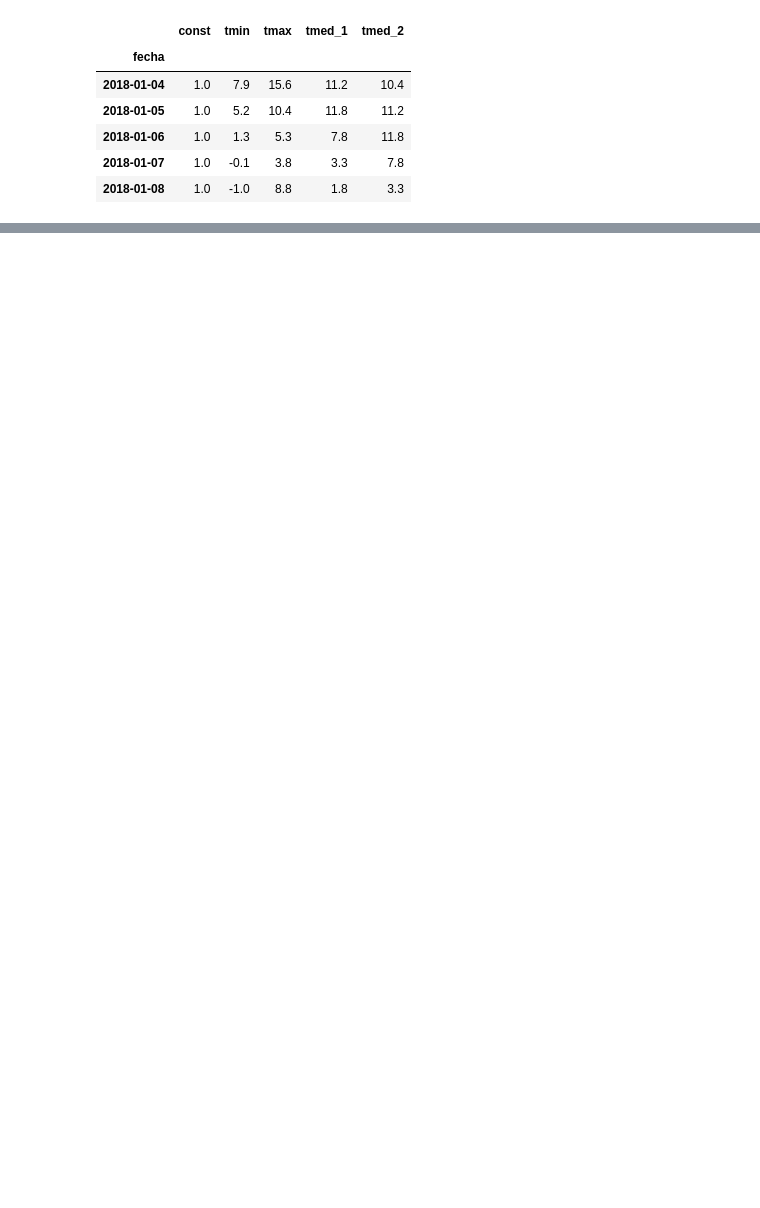
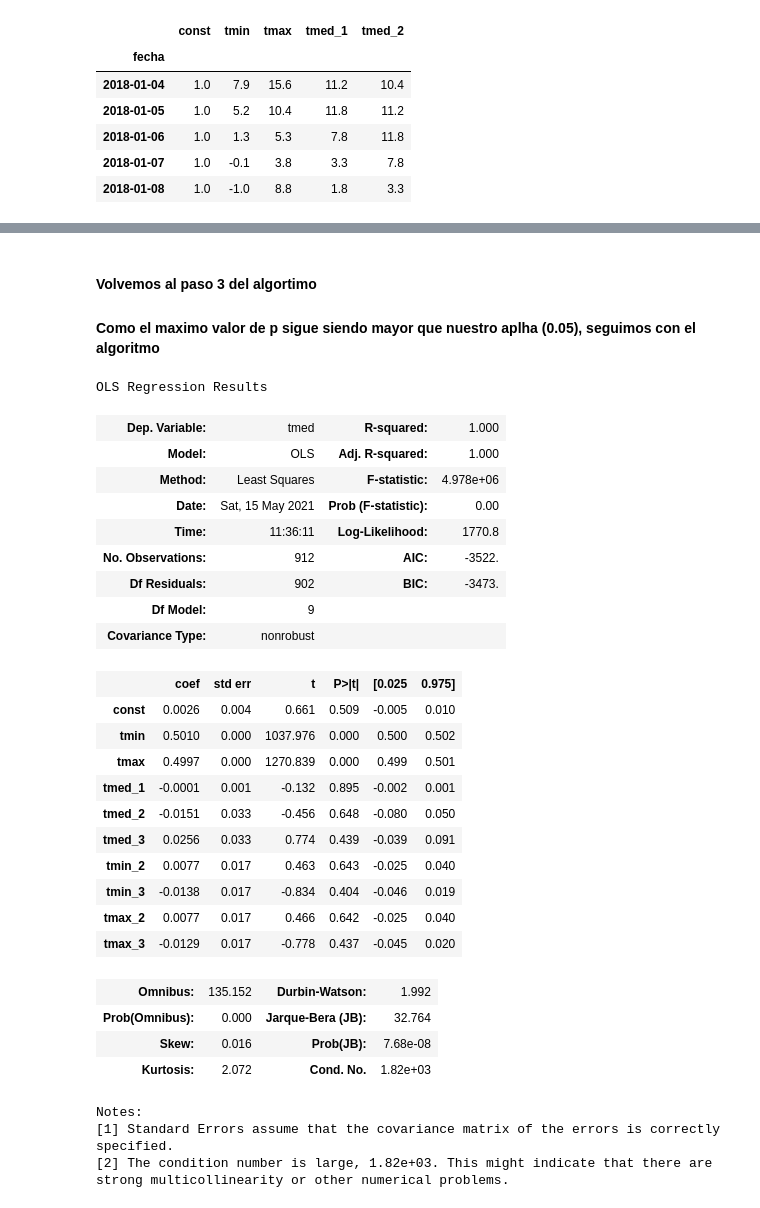
Before and after one commit to Plopezq/weather-forecast, a Jupyter notebook: Linear-Regression.ipynb, the cells around one changed output, grey strips where cells are left out. Saved outputs shown, nothing was run; the diff lists cells and outputs as text; code cells hidden in the pictures; blank space fills up the shorter version.

```diff
--- a/Linear-Regression.ipynb
+++ b/Linear-Regression.ipynb
@@ -185,0 +243,47 @@ strong multicollinearity or other numerical problems.
+# %% [markdown]
+#### Volvemos al paso 3 del algortimo
+
+#### Como el maximo valor de p sigue siendo mayor que nuestro aplha (0.05), seguimos con el algoritmo
+# %%
+# (3) cont. - Identificamos la variable de prediccion con el mayor valor en p y comprobamos si es mayor que nuestro alpha seleccionado
+#             fijandonos en la tabla, se ve claramente que tmin_1 tiene el maximo valor en p y
+#             ademas en mayor que nuestro alpha de 0.05
+
+# (4) - Usamos la funcion drop de pandas para eliminar esta columna de X
+
+X = X.drop('tmin_1', axis=1)
+
+# (5) Fit the model
+model = sm.OLS(y, X).fit()
+
+model.summary()
+# %% [output]
+OLS Regression Results
+| Dep. Variable: | tmed | R-squared: | 1.000 |
+| Model: | OLS | Adj. R-squared: | 1.000 |
+| Method: | Least Squares | F-statistic: | 4.978e+06 |
+| Date: | Sat, 15 May 2021 | Prob (F-statistic): | 0.00 |
+| Time: | 11:36:11 | Log-Likelihood: | 1770.8 |
+| No. Observations: | 912 | AIC: | -3522. |
+| Df Residuals: | 902 | BIC: | -3473. |
+| Df Model: | 9 |  |  |
+| Covariance Type: | nonrobust |  |  |
+|  | coef | std err | t | P>|t| | [0.025 | 0.975] |
+| const | 0.0026 | 0.004 | 0.661 | 0.509 | -0.005 | 0.010 |
+| tmin | 0.5010 | 0.000 | 1037.976 | 0.000 | 0.500 | 0.502 |
+| tmax | 0.4997 | 0.000 | 1270.839 | 0.000 | 0.499 | 0.501 |
+| tmed_1 | -0.0001 | 0.001 | -0.132 | 0.895 | -0.002 | 0.001 |
+| tmed_2 | -0.0151 | 0.033 | -0.456 | 0.648 | -0.080 | 0.050 |
+| tmed_3 | 0.0256 | 0.033 | 0.774 | 0.439 | -0.039 | 0.091 |
+| tmin_2 | 0.0077 | 0.017 | 0.463 | 0.643 | -0.025 | 0.040 |
+| tmin_3 | -0.0138 | 0.017 | -0.834 | 0.404 | -0.046 | 0.019 |
+| tmax_2 | 0.0077 | 0.017 | 0.466 | 0.642 | -0.025 | 0.040 |
+| tmax_3 | -0.0129 | 0.017 | -0.778 | 0.437 | -0.045 | 0.020 |
+| Omnibus: | 135.152 | Durbin-Watson: | 1.992 |
+| Prob(Omnibus): | 0.000 | Jarque-Bera (JB): | 32.764 |
+| Skew: | 0.016 | Prob(JB): | 7.68e-08 |
+| Kurtosis: | 2.072 | Cond. No. | 1.82e+03 |
+Notes:
+[1] Standard Errors assume that the covariance matrix of the errors is correctly specified.
+[2] The condition number is large, 1.82e+03. This might indicate that there are
+strong multicollinearity or other numerical problems.
```
Also changed, not shown: parts of 26 cells of this notebook.
